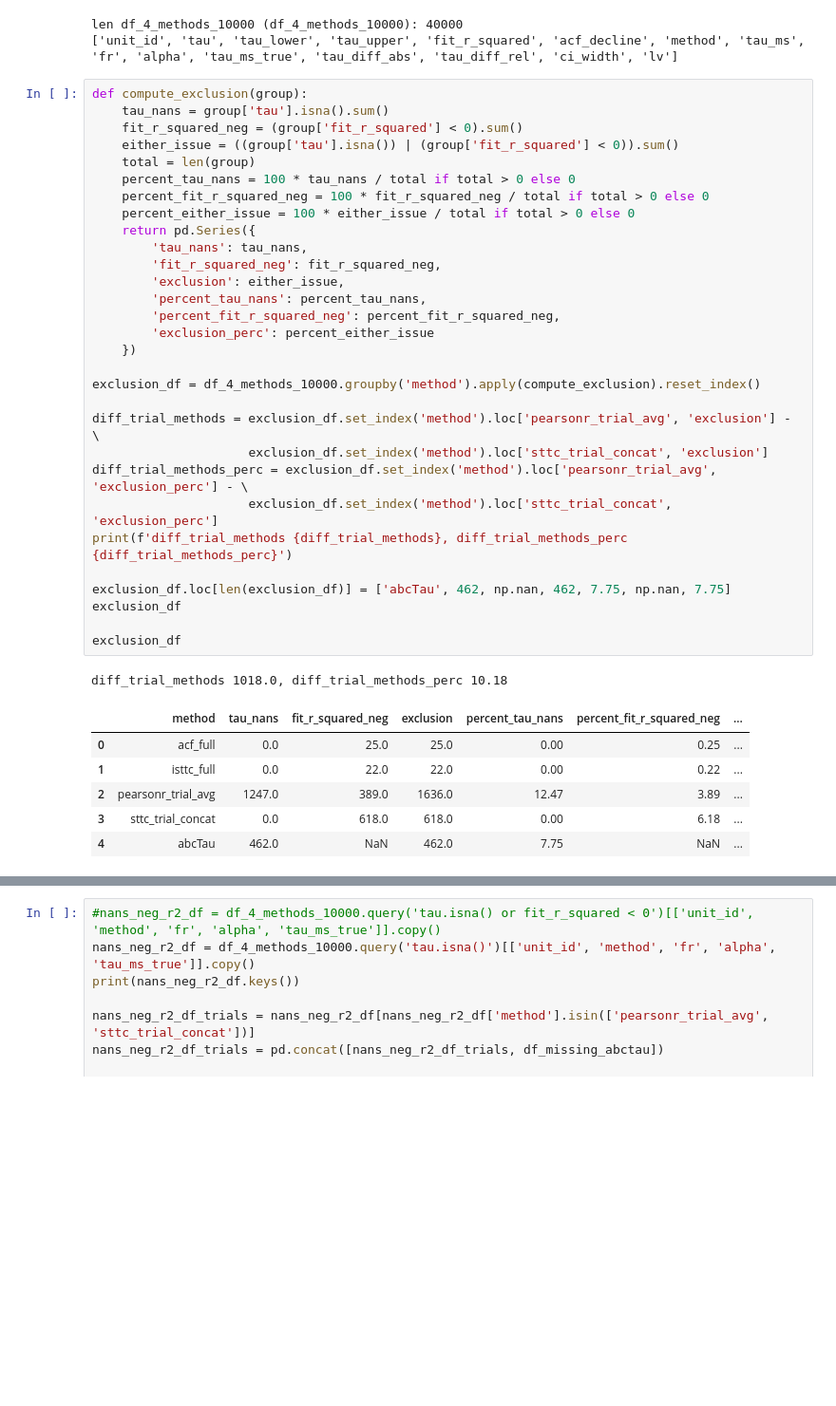
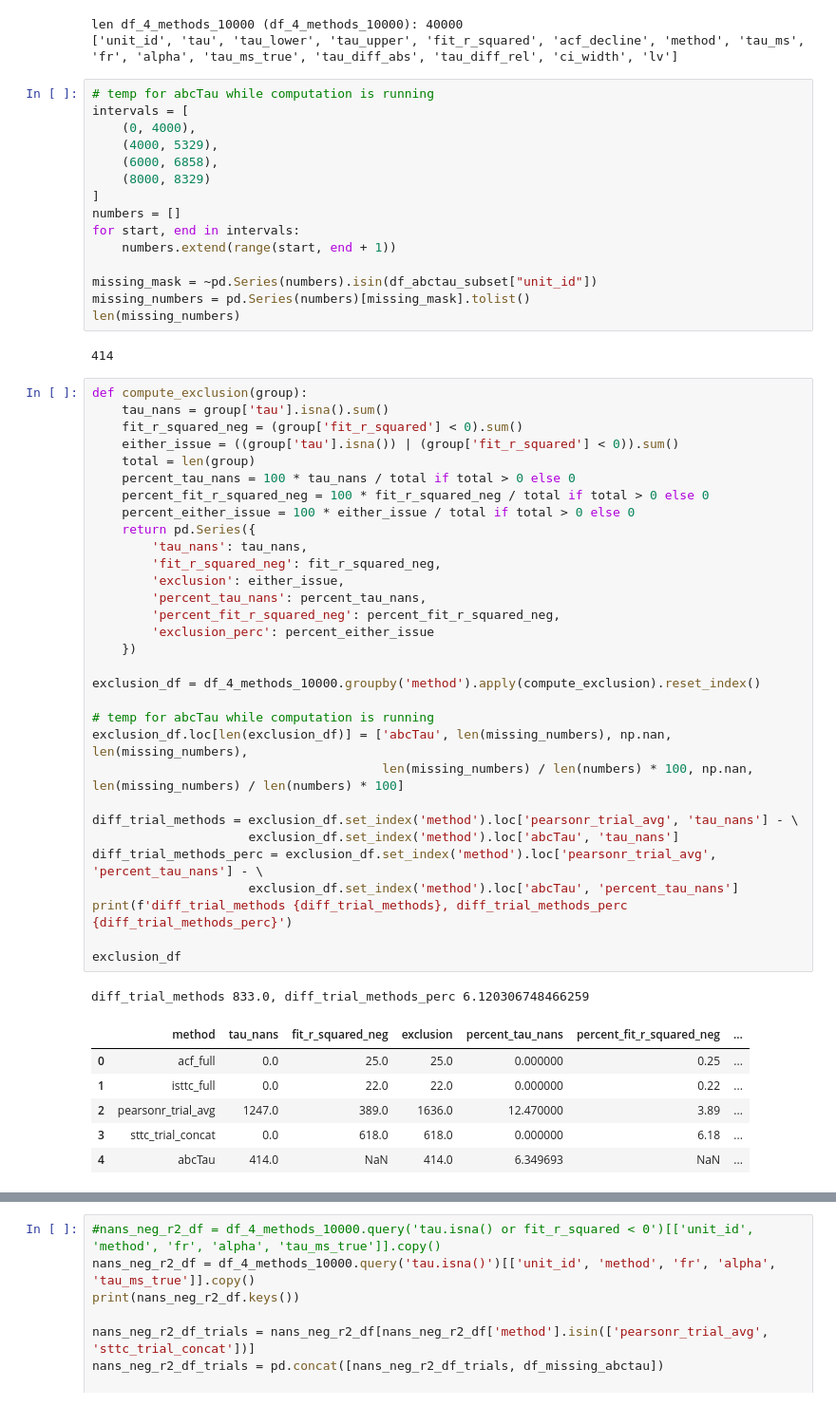
Before and after one commit to iinnpp/isttc, a Jupyter notebook: notebooks/synthetic/plot_taus_with_abctau.ipynb, the cells around one changed output, grey strips where cells are left out. Shown at 95% size. Saved outputs shown, nothing was run; the diff lists cells and outputs as text; blank space fills up the shorter version.

```diff
--- a/notebooks/synthetic/plot_taus_with_abctau.ipynb
+++ b/notebooks/synthetic/plot_taus_with_abctau.ipynb
@@ -447,44 +432,62 @@ inspect(df_4_methods_10000, "df_4_methods_10000 (df_4_methods_10000)")
 # %% [output]
 len df_4_methods_10000 (df_4_methods_10000): 40000
 ['unit_id', 'tau', 'tau_lower', 'tau_upper', 'fit_r_squared', 'acf_decline', 'method', 'tau_ms', 'fr', 'alpha', 'tau_ms_true', 'tau_diff_abs', 'tau_diff_rel', 'ci_width', 'lv']
+# %%
+# temp for abcTau while computation is running
+intervals = [
+    (0, 4000),
+    (4000, 5329),
+    (6000, 6858),
+    (8000, 8329)
+]
+numbers = []
+for start, end in intervals:
+    numbers.extend(range(start, end + 1))
+
+missing_mask = ~pd.Series(numbers).isin(df_abctau_subset["unit_id"])
+missing_numbers = pd.Series(numbers)[missing_mask].tolist()
+len(missing_numbers)
+# %% [output]
+414
 # %%
 def compute_exclusion(group):
     tau_nans = group['tau'].isna().sum()
     fit_r_squared_neg = (group['fit_r_squared'] < 0).sum()
     either_issue = ((group['tau'].isna()) | (group['fit_r_squared'] < 0)).sum()
     total = len(group)
     percent_tau_nans = 100 * tau_nans / total if total > 0 else 0
     percent_fit_r_squared_neg = 100 * fit_r_squared_neg / total if total > 0 else 0
     percent_either_issue = 100 * either_issue / total if total > 0 else 0
     return pd.Series({
         'tau_nans': tau_nans,
         'fit_r_squared_neg': fit_r_squared_neg,
         'exclusion': either_issue,
         'percent_tau_nans': percent_tau_nans,
         'percent_fit_r_squared_neg': percent_fit_r_squared_neg,
         'exclusion_perc': percent_either_issue
     })
 
 exclusion_df = df_4_methods_10000.groupby('method').apply(compute_exclusion).reset_index()
 
-diff_trial_methods = exclusion_df.set_index('method').loc['pearsonr_trial_avg', 'exclusion'] - \
-                     exclusion_df.set_index('method').loc['sttc_trial_concat', 'exclusion']
-diff_trial_methods_perc = exclusion_df.set_index('method').loc['pearsonr_trial_avg', 'exclusion_perc'] - \
-                     exclusion_df.set_index('method').loc['sttc_trial_concat', 'exclusion_perc']
+# temp for abcTau while computation is running
+exclusion_df.loc[len(exclusion_df)] = ['abcTau', len(missing_numbers), np.nan, len(missing_numbers),
+                                       len(missing_numbers) / len(numbers) * 100, np.nan, len(missing_numbers) / len(numbers) * 100]
+
+diff_trial_methods = exclusion_df.set_index('method').loc['pearsonr_trial_avg', 'tau_nans'] - \
+                     exclusion_df.set_index('method').loc['abcTau', 'tau_nans']
+diff_trial_methods_perc = exclusion_df.set_index('method').loc['pearsonr_trial_avg', 'percent_tau_nans'] - \
+                     exclusion_df.set_index('method').loc['abcTau', 'percent_tau_nans']
 print(f'diff_trial_methods {diff_trial_methods}, diff_trial_methods_perc {diff_trial_methods_perc}')
 
-exclusion_df.loc[len(exclusion_df)] = ['abcTau', 462, np.nan, 462, 7.75, np.nan, 7.75]
 exclusion_df
-
-exclusion_df
 # %% [output]
-diff_trial_methods 1018.0, diff_trial_methods_perc 10.18
+diff_trial_methods 833.0, diff_trial_methods_perc 6.120306748466259
 |  | method | tau_nans | fit_r_squared_neg | exclusion | percent_tau_nans | percent_fit_r_squared_neg | ... |
-| 0 | acf_full | 0.0 | 25.0 | 25.0 | 0.00 | 0.25 | ... |
-| 1 | isttc_full | 0.0 | 22.0 | 22.0 | 0.00 | 0.22 | ... |
-| 2 | pearsonr_trial_avg | 1247.0 | 389.0 | 1636.0 | 12.47 | 3.89 | ... |
-| 3 | sttc_trial_concat | 0.0 | 618.0 | 618.0 | 0.00 | 6.18 | ... |
-| 4 | abcTau | 462.0 | NaN | 462.0 | 7.75 | NaN | ... |
+| 0 | acf_full | 0.0 | 25.0 | 25.0 | 0.000000 | 0.25 | ... |
+| 1 | isttc_full | 0.0 | 22.0 | 22.0 | 0.000000 | 0.22 | ... |
+| 2 | pearsonr_trial_avg | 1247.0 | 389.0 | 1636.0 | 12.470000 | 3.89 | ... |
+| 3 | sttc_trial_concat | 0.0 | 618.0 | 618.0 | 0.000000 | 6.18 | ... |
+| 4 | abcTau | 414.0 | NaN | 414.0 | 6.349693 | NaN | ... |
 # %%
 methods = exclusion_df['method']
 x = np.arange(len(methods))
```
Also changed, not shown: parts of 17 cells of this notebook, 4 other files.
